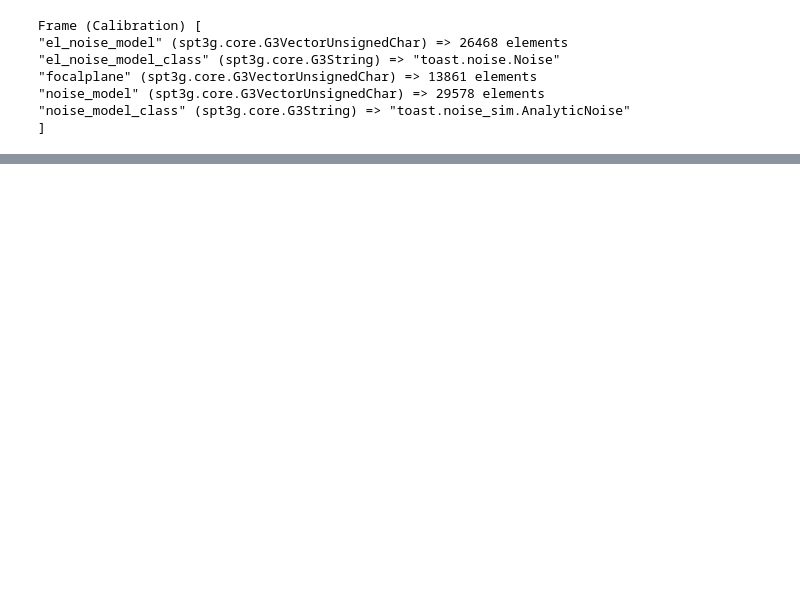
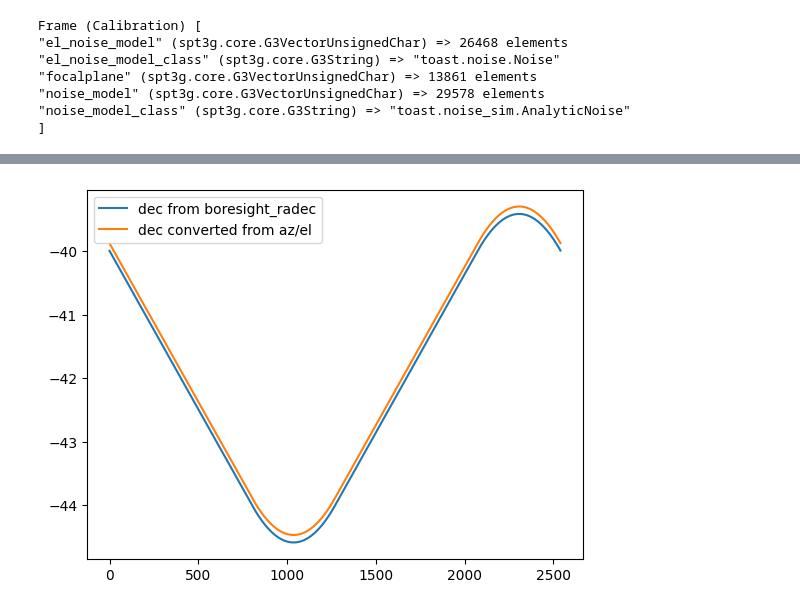
Before and after one commit to jonahjlee/spt3g_tutorials, a Jupyter notebook: ccat_test_g3.ipynb, the cells around one changed output, grey strips where cells are left out. Cells and saved outputs as stored; diff of their text form; code cells hidden in the pictures; blank space fills up the shorter version.

```diff
--- a/ccat_test_g3.ipynb
+++ b/ccat_test_g3.ipynb
@@ -122,0 +195,7 @@ dict_keys(['__module__', '__doc__', '__reduce__', '__instance_size__', '__init__
+# %%
+plt.plot(dec / U.deg, label="dec from boresight_radec")
+plt.plot(sky_coords.icrs.dec.deg, label="dec converted from az/el")
+plt.legend()
+plt.show()
+# %% [output]
+[figure, added]
```
Also changed, not shown: parts of 46 cells of this notebook.
